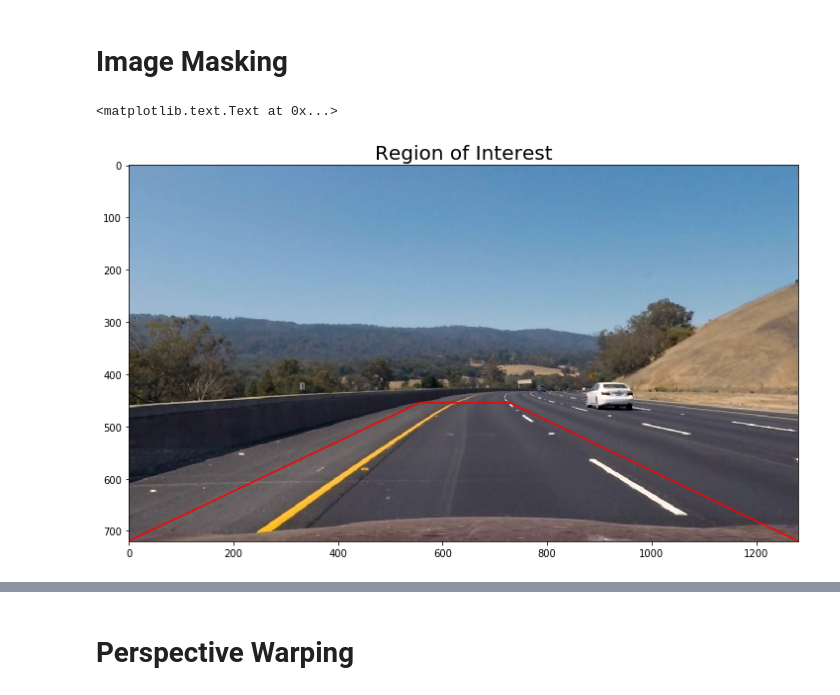
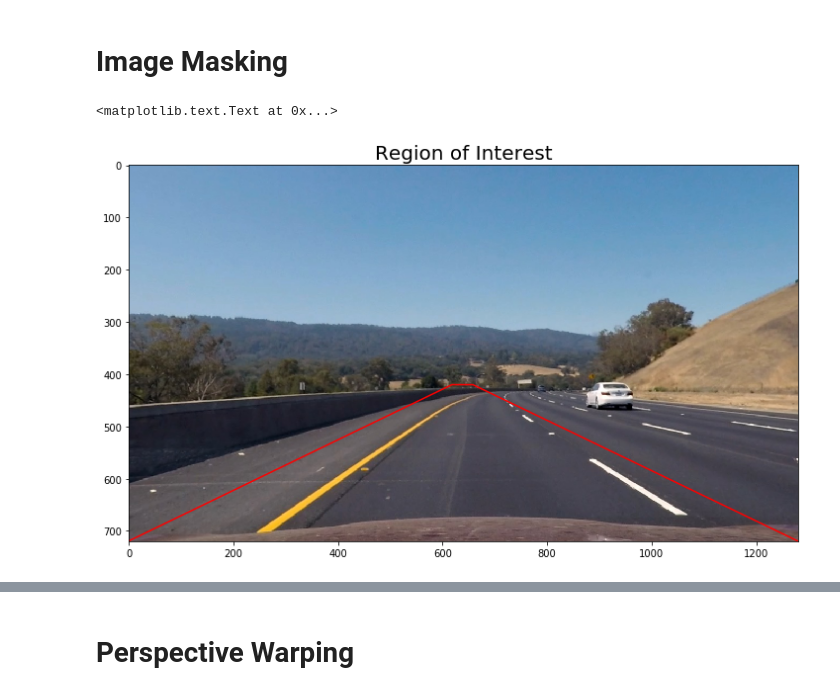
Before and after one commit to Elgeweily/CarND-Advanced-Lane-Lines, a Jupyter notebook: code.ipynb, the cells around one changed output, grey strips where cells are left out. Saved outputs shown, nothing was run; the diff lists cells and outputs as text; code cells hidden in the pictures.

```diff
--- a/code.ipynb
+++ b/code.ipynb
@@ -179,18 +197,18 @@ Image Masking
 # %%
 # Define region of interest points.
 region = np.int32([[[0, 719],
-                  [555, 455],
-                  [730, 455],
+                  [618, 420],
+                  [658, 420],
                   [1279, 719]]])
 
 # Plot selected destination points.
 plt.figure(figsize=(14,7))
 plt.imshow(undistorted)
 plt.plot(region.T[0], region.T[1], 'r')
 plt.title('Region of Interest', fontsize=20)
 # %% [output]
 <matplotlib.text.Text at 0x...>
-[figure, old version]
+[figure, new version]
 # %%
 # Apply a mask to delete portions of the image outside the region of interest.
 mask = np.zeros_like(combined)
```
Also changed, not shown: parts of 12 cells of this notebook.
